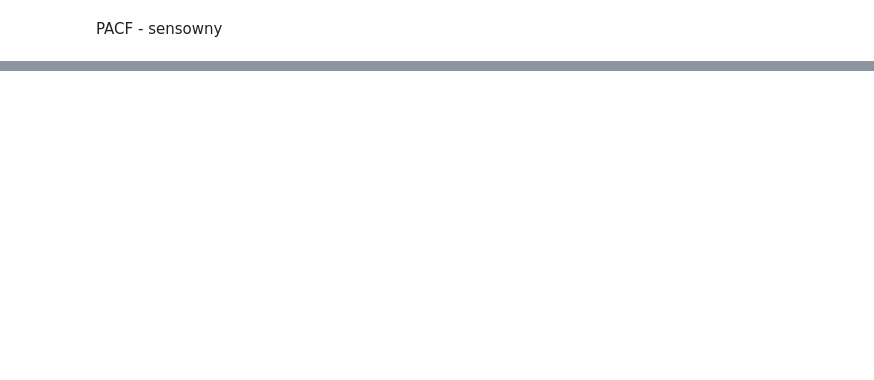
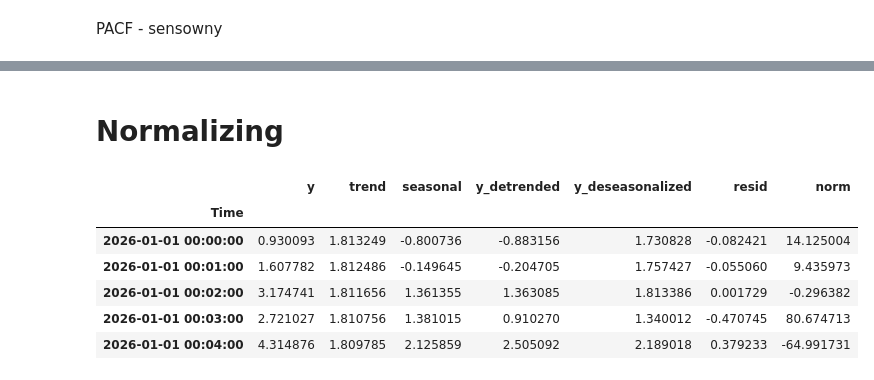
Before and after one commit to Marcin19721205/Timeseries_Data_Processing_Basic, a Jupyter notebook: Section_7_ARn_models_with_preparation.ipynb, the cells around one changed output, grey strips where cells are left out. Saved outputs shown, nothing was run; the diff lists cells and outputs as text; code cells hidden in the pictures; blank space fills up the shorter version.

```diff
--- a/Section_7_ARn_models_with_preparation.ipynb
+++ b/Section_7_ARn_models_with_preparation.ipynb
@@ -631,0 +1149,17 @@ Chosen AR order p = 4
+# %% [markdown]
+# Normalizing
+# %%
+benchmark = df_clean.resid.iloc[0]  # pierwsza wartość sygnału resid jako wartość referencyjna (baseline/benchmark) do porównań w dalszych obliczeniach
+#można brać jakąkolwiek wartość szeregu do benchmarku
+# %%
+df_clean['norm'] = df_clean.resid.div(benchmark).mul(100)  # znormalizuj resid względem benchmarku: (resid / benchmark) * 100 -> wynik w [%] benchmarku
+# %%
+df_clean.head()
+# %% [output]
+|  | y | trend | seasonal | y_detrended | y_deseasonalized | resid | norm |
+| Time |  |  |  |  |  |  |  |
+| 2026-01-01 00:00:00 | 0.930093 | 1.813249 | -0.800736 | -0.883156 | 1.730828 | -0.082421 | 14.125004 |
+| 2026-01-01 00:01:00 | 1.607782 | 1.812486 | -0.149645 | -0.204705 | 1.757427 | -0.055060 | 9.435973 |
+| 2026-01-01 00:02:00 | 3.174741 | 1.811656 | 1.361355 | 1.363085 | 1.813386 | 0.001729 | -0.296382 |
+| 2026-01-01 00:03:00 | 2.721027 | 1.810756 | 1.381015 | 0.910270 | 1.340012 | -0.470745 | 80.674713 |
+| 2026-01-01 00:04:00 | 4.314876 | 1.809785 | 2.125859 | 2.505092 | 2.189018 | 0.379233 | -64.991731 |
```
Also changed, not shown: parts of 41 cells of this notebook.
